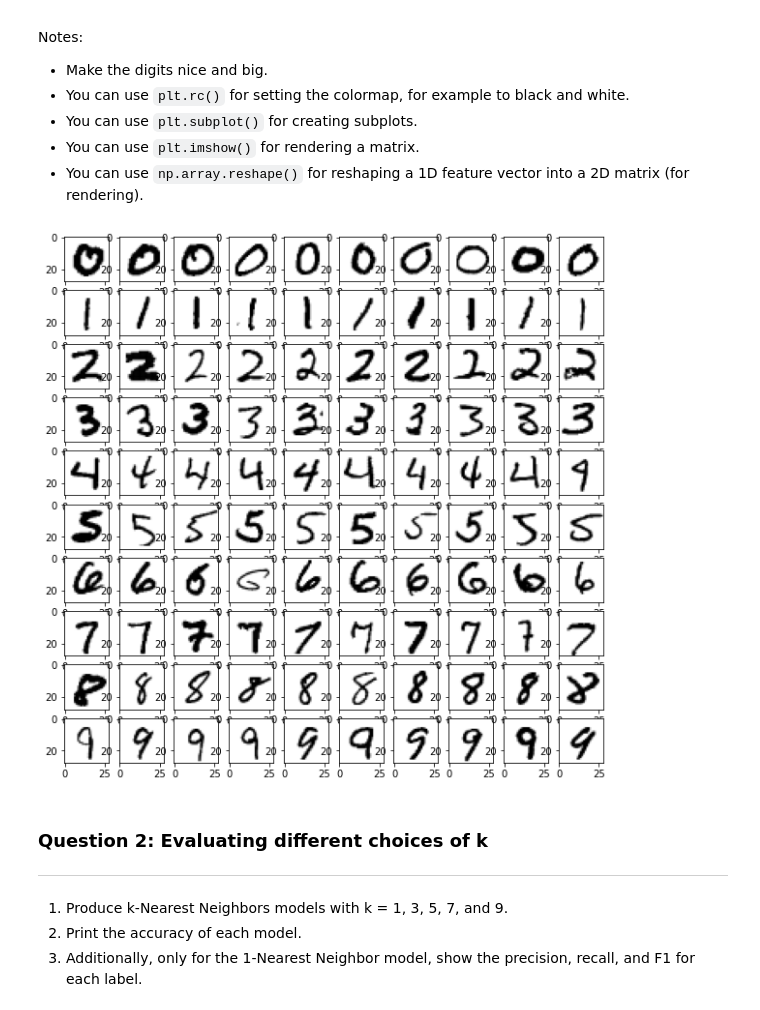
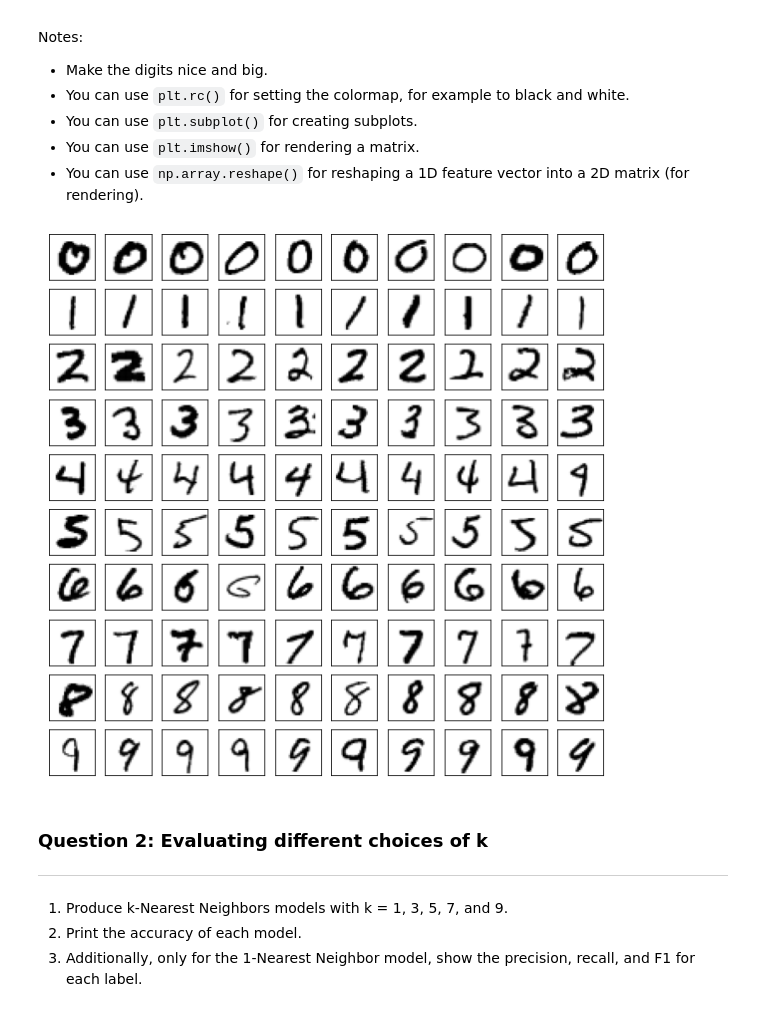
Before and after one commit to marciayyl/w207, a Jupyter notebook: Yiying_Liu_project1.ipynb, the cells around one changed output. Saved outputs shown, nothing was run; the diff lists cells and outputs as text; code cells hidden in the pictures.

```diff
--- a/Yiying_Liu_project1.ipynb
+++ b/Yiying_Liu_project1.ipynb
@@ -277,30 +277,36 @@ Notes:
 # %%
 def Q1(num_examples=10):
   ### STUDENT START ###
   # plt.figure(figsize=(10,10))
   # for i in range(100):
   #   plt.subplot(10,num_examples,i+1)
   #   plt.xticks([])
   #   plt.yticks([])
   #   plt.grid(False)
   #   plt.imshow(train_images[i], cmap=plt.cm.binary)
   #   plt.xlabel(class_names[train_labels[i]])
+  # class_names = ['0', '1', '2', '3', '4',
+  #              '5', '6', '7', '8', '9']
+
   digits = np.unique(Y)
   M = num_examples
   dim = int(np.sqrt(X.shape[1]))
 
   fig, axs = plt.subplots(len(digits), M, figsize=(10,10))
 
   for i,d in enumerate(digits):
     for j in range(M):
-        axs[i,j].imshow(X[Y==d][j].reshape((dim,dim)), cmap='binary')
-        # axs[i,j].axis('off')
+        axs[i, j].imshow(X[Y==d][j].reshape((dim,dim)), cmap='binary')
+        # plt.xlabel(class_names[train_labels[i]])
+        # axs[i, j].axis('off')
+        axs[i, j].yaxis.set_visible(False)
+        axs[i, j].xaxis.set_visible(False)
 
   ### STUDENT END ###
 
 Q1(num_examples=10)
 # %% [output]
-[figure, old version]
+[figure, new version]
 # %% [markdown]
 ### Question 2: Evaluating different choices of k
 ---
```
